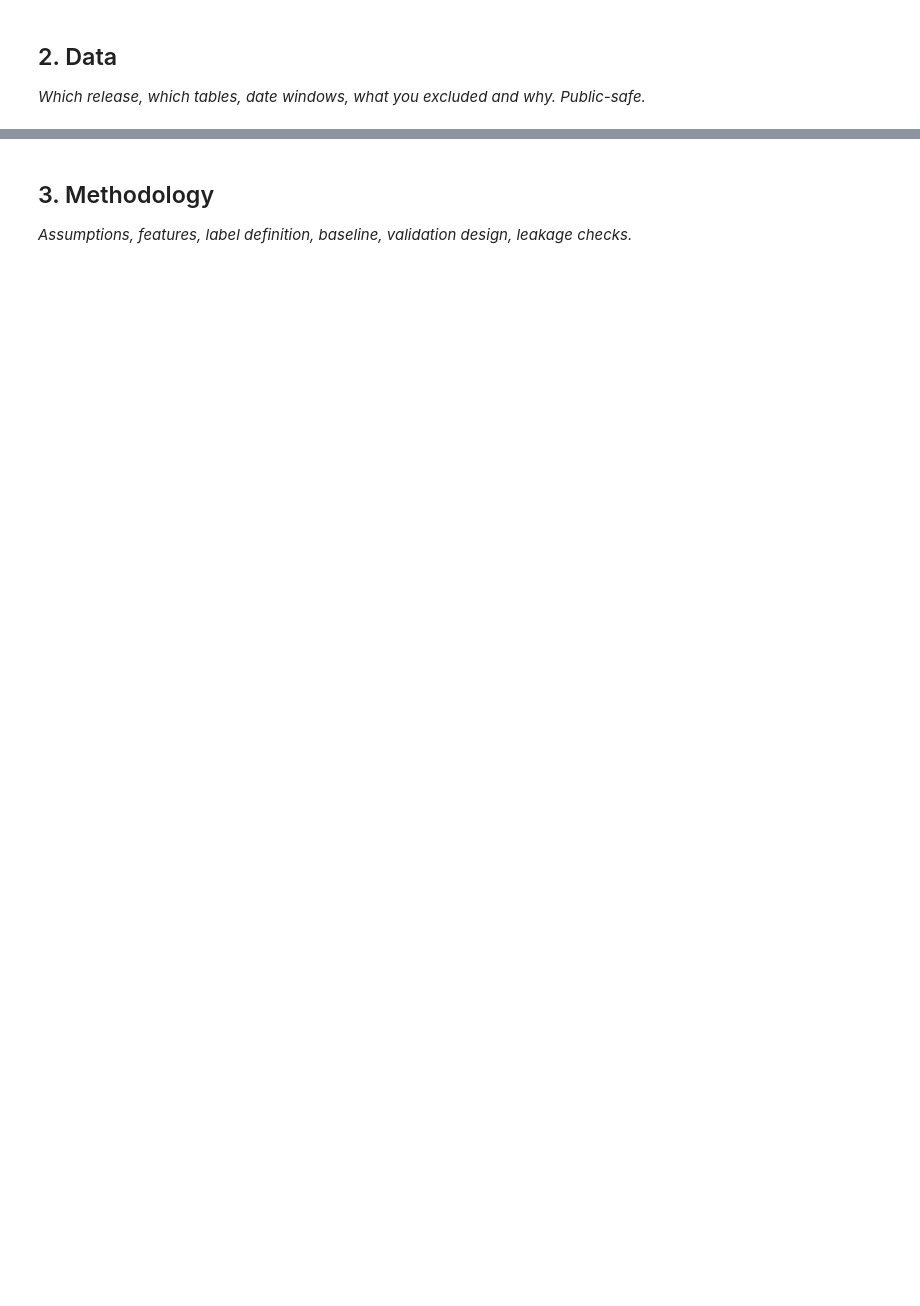
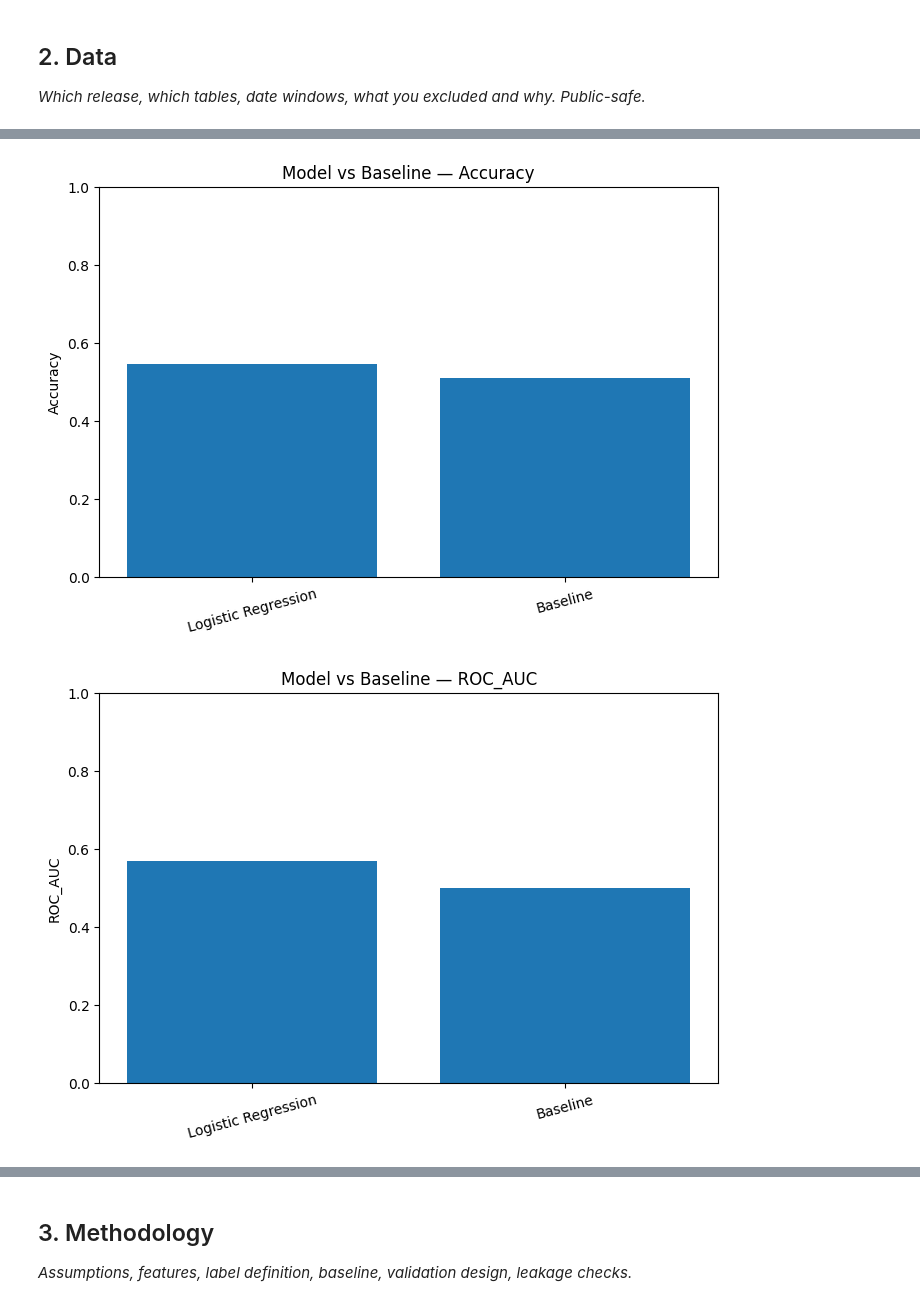
Before and after one commit to shravyanjalikadunoori-hub/flyrankML, a Jupyter notebook: work/notebooks/capstone.ipynb, the cells around one changed output, grey strips where cells are left out. Drawn from its saved outputs; the diff is of its cells as text; code cells hidden in the pictures; blank space fills up the shorter version.

```diff
--- a/work/notebooks/capstone.ipynb
+++ b/work/notebooks/capstone.ipynb
@@ -14,3 +22,14 @@ This skeleton is yours to fill. Work the sections **in order** — each one has
 ## 2. Data
 
 *Which release, which tables, date windows, what you excluded and why. Public-safe.*
+# %%
+import pandas as pd
+
+df = pd.read_csv("https://raw.githubusercontent.com/shravyanjalikadunoori-hub/flyrankML/refs/heads/main/data/raw/content_refresh_anonymized.csv")
+
+print("Dataset shape:", df.shape)
+print("\nColumns:")
+print(df.columns.tolist())
+
+print("\nFirst 5 rows:")
+display(df.head())
@@ -16,0 +384,19 @@ This skeleton is yours to fill. Work the sections **in order** — each one has
+# %%
+# STEP 6: Visualize model vs baseline performance
+
+import matplotlib.pyplot as plt
+
+metrics = ["Accuracy", "ROC_AUC", "PR_AUC"]
+
+for metric in metrics:
+    plt.figure(figsize=(7, 5))
+    plt.bar(results["Model"], results[metric])
+    plt.title(f"Model vs Baseline — {metric}")
+    plt.ylabel(metric)
+    plt.ylim(0, 1)
+    plt.xticks(rotation=15)
+    plt.tight_layout()
+    plt.show()
+# %% [output]
+[figure, added]
+[figure, added]
```
Also changed, not shown: parts of 13 cells of this notebook.
